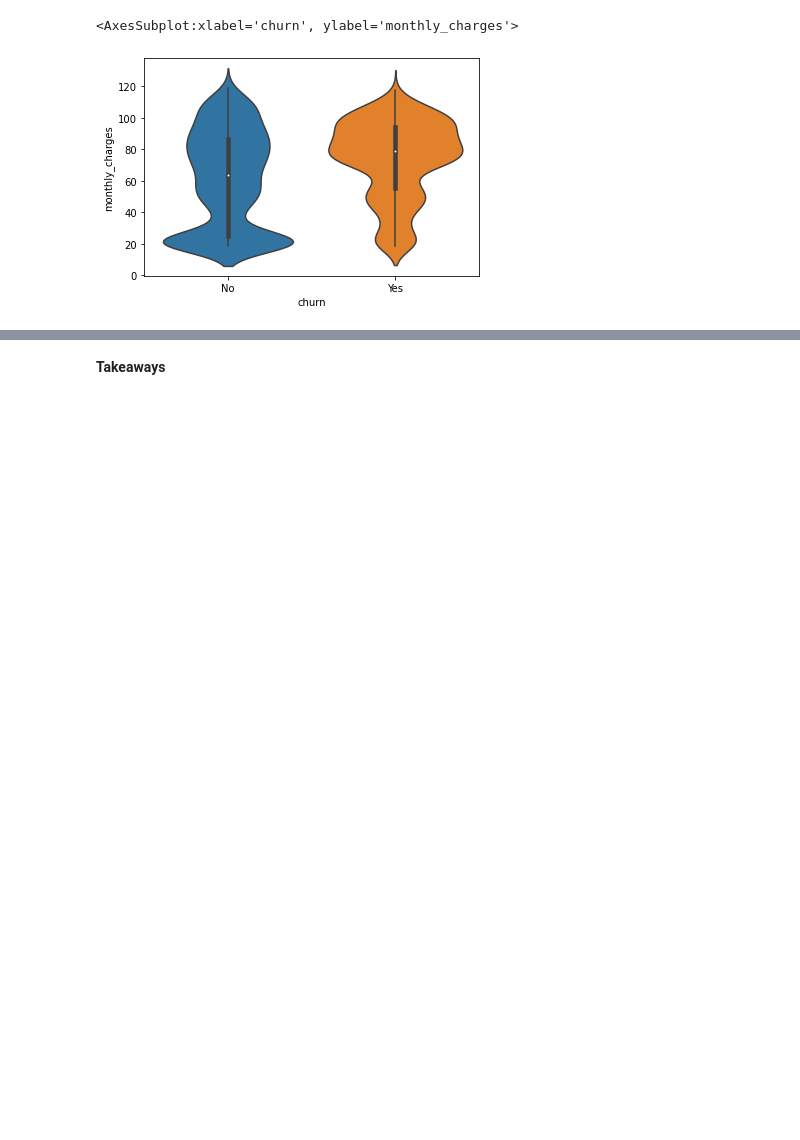
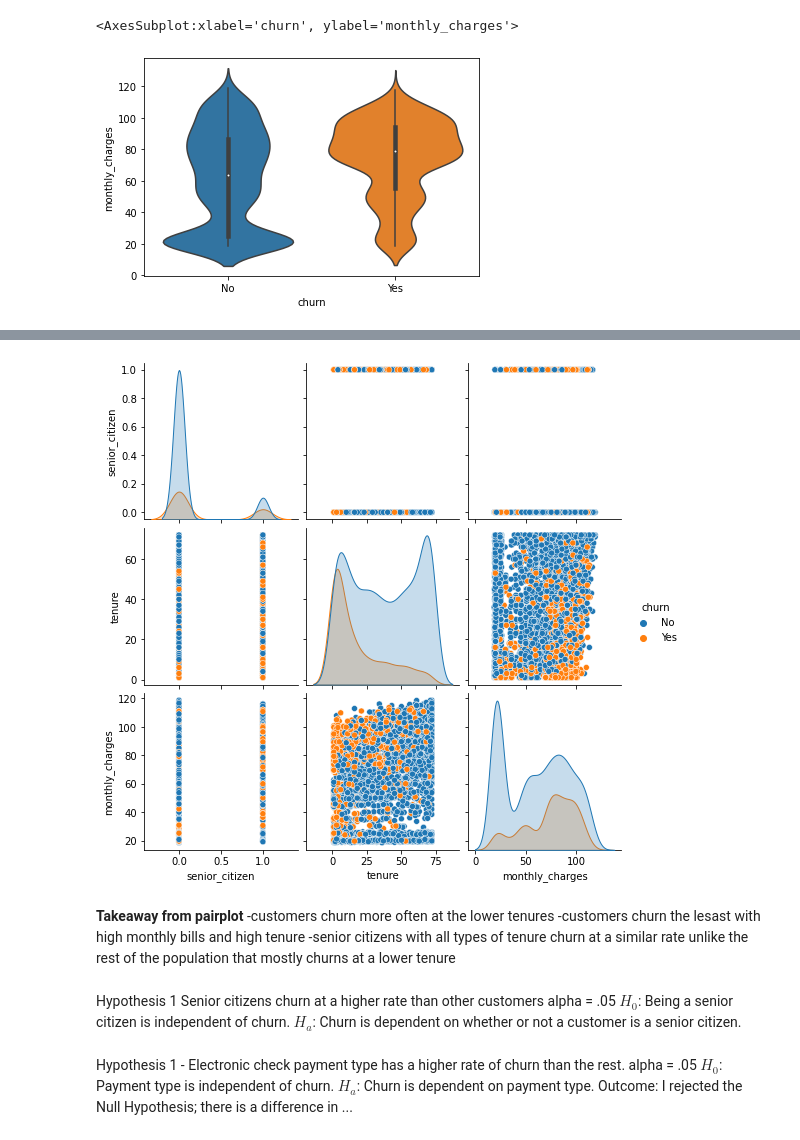
Before and after one commit to SLawsonWoods/Telco_Churn_Project, a Jupyter notebook: Draft_1_folder.ipynb, the cells around one changed output, grey strips where cells are left out. Drawn from its saved outputs; the diff is of its cells as text; code cells hidden in the pictures; blank space fills up the shorter version.

```diff
--- a/Draft_1_folder.ipynb
+++ b/Draft_1_folder.ipynb
@@ -475,2 +509,10 @@ sns.plt.show()
-# %% [markdown]
-**Takeaways**
+# %%
+sns.pairplot(train, hue='churn')
+plt.show()
+# %% [output]
+[figure, added]
+# %% [markdown]
+**Takeaway from pairplot**
+-customers churn more often at the lower tenures
+-customers churn the lesast with high monthly bills and high tenure
+-senior citizens with all types of tenure churn at a similar rate unlike the rest of the population that mostly churns at a lower tenure
@@ -476,0 +521,11 @@ sns.plt.show()
+# %% [markdown]
+Hypothesis 1 Senior citizens churn at a higher rate than other customers
+alpha = .05
+$H_0$: Being a senior citizen is independent of churn.
+$H_a$: Churn is dependent on whether or not a customer is a senior citizen.
+# %% [markdown]
+Hypothesis 1 - Electronic check payment type has a higher rate of churn than the rest.
+alpha = .05
+$H_0$: Payment type is independent of churn.
+$H_a$: Churn is dependent on payment type.
+Outcome: I rejected the Null Hypothesis; there is a difference in ...
```
Also changed, not shown: parts of 18 cells of this notebook, 1 other file.
